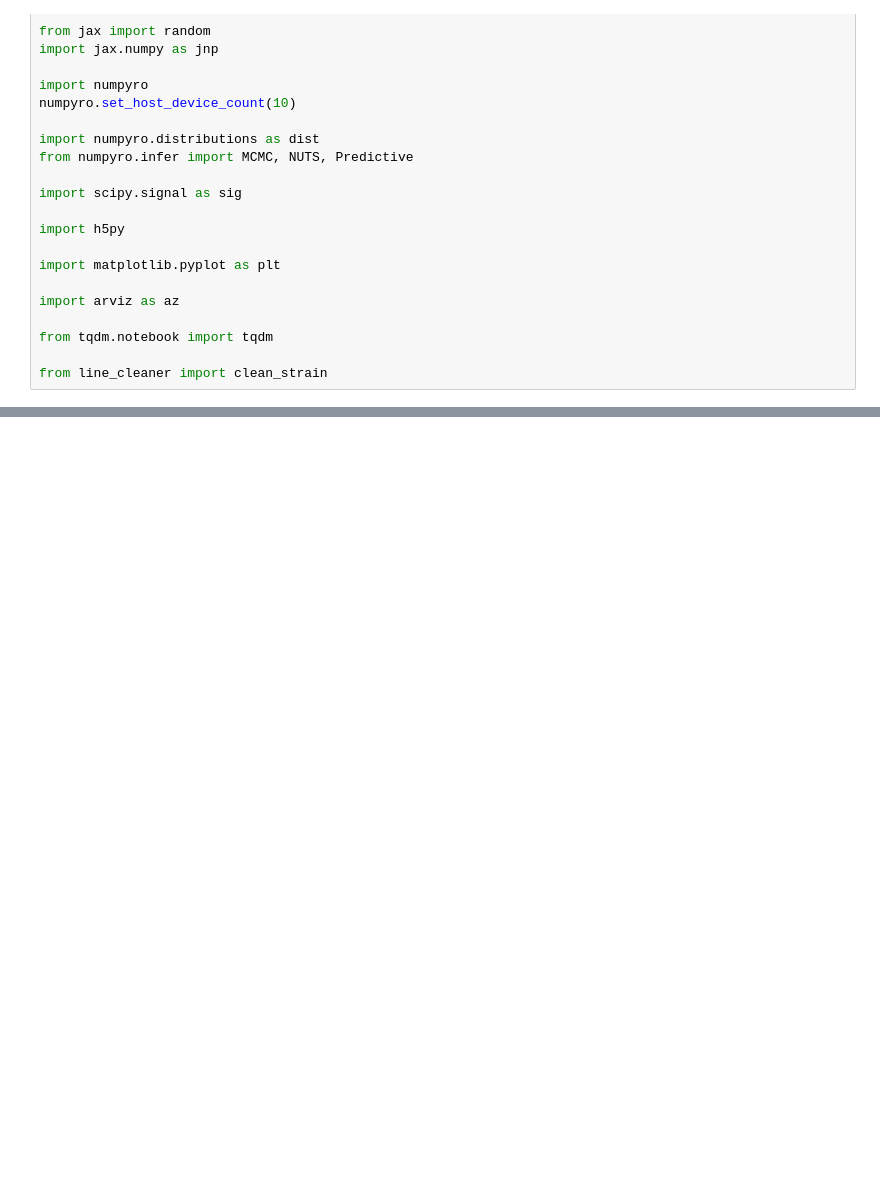
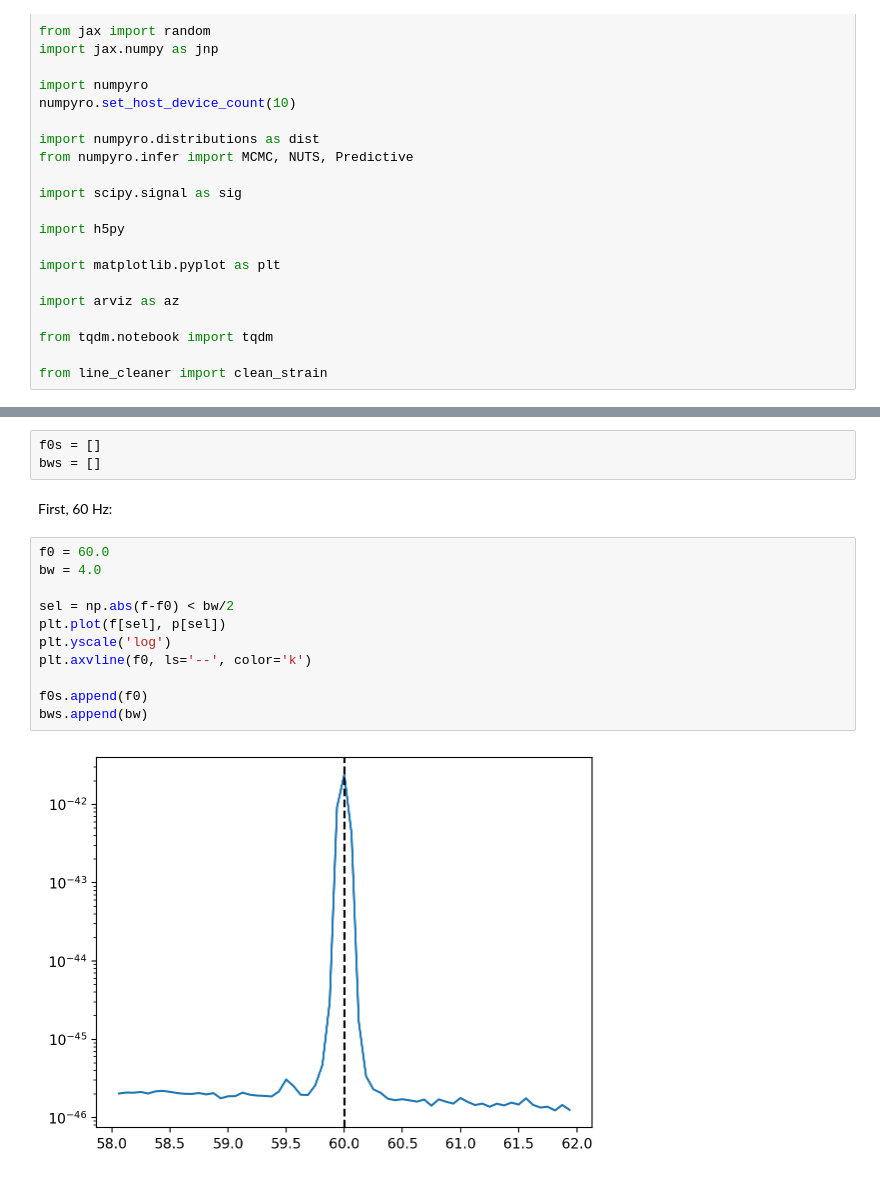
Before and after one commit to farr/LineCleaner, a Jupyter notebook: LineCleaner.ipynb, the cells around one changed output, grey strips where cells are left out. Cells and saved outputs as stored; diff of their text form; blank space fills up the shorter version.

```diff
--- a/LineCleaner.ipynb
+++ b/LineCleaner.ipynb
@@ -50,0 +58,18 @@ bws = [2.0, 4.0, 4.0]
+# %%
+f0s = []
+bws = []
+# %% [markdown]
+First, 60 Hz:
+# %%
+f0 = 60.0
+bw = 4.0
+
+sel = np.abs(f-f0) < bw/2
+plt.plot(f[sel], p[sel])
+plt.yscale('log')
+plt.axvline(f0, ls='--', color='k')
+
+f0s.append(f0)
+bws.append(bw)
+# %% [output]
+[figure, added]
```
Also changed, not shown: parts of 24 cells of this notebook, 1 other file.
